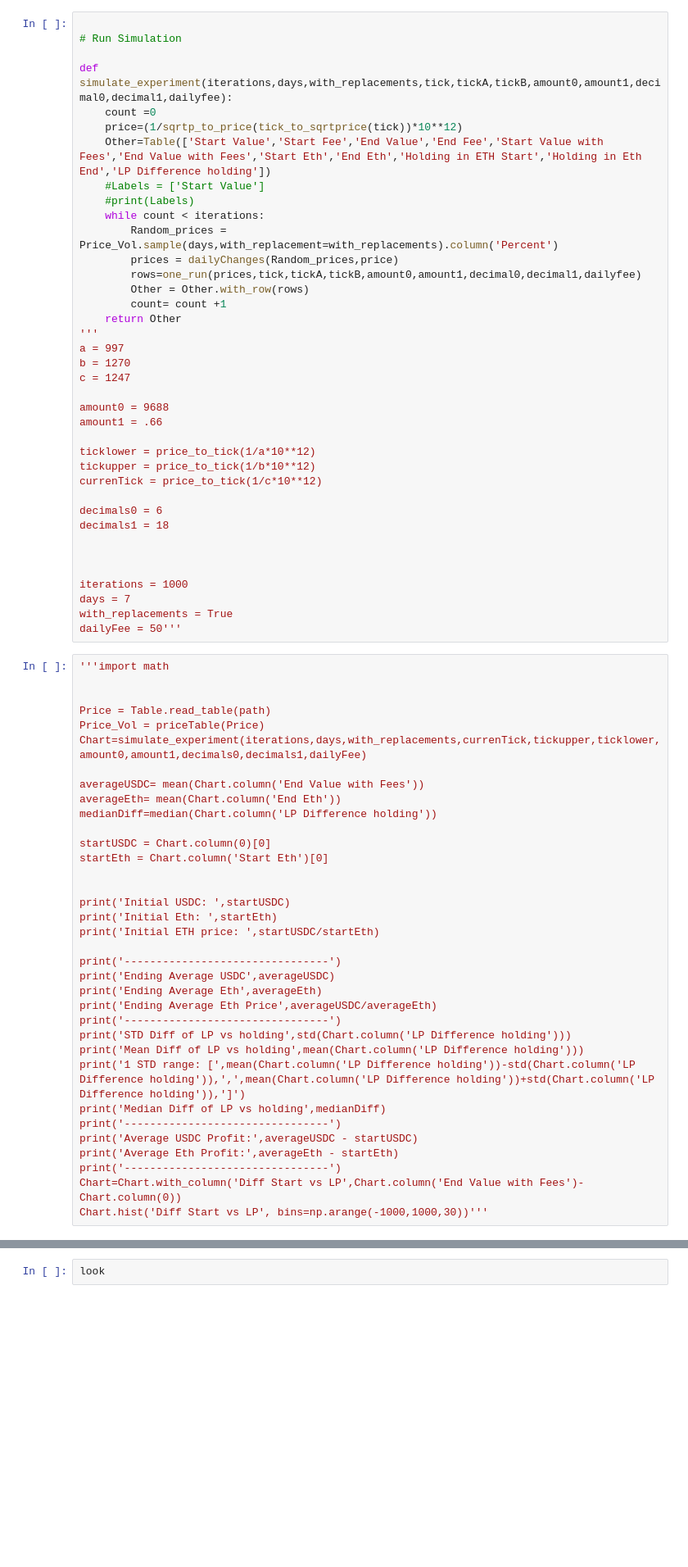
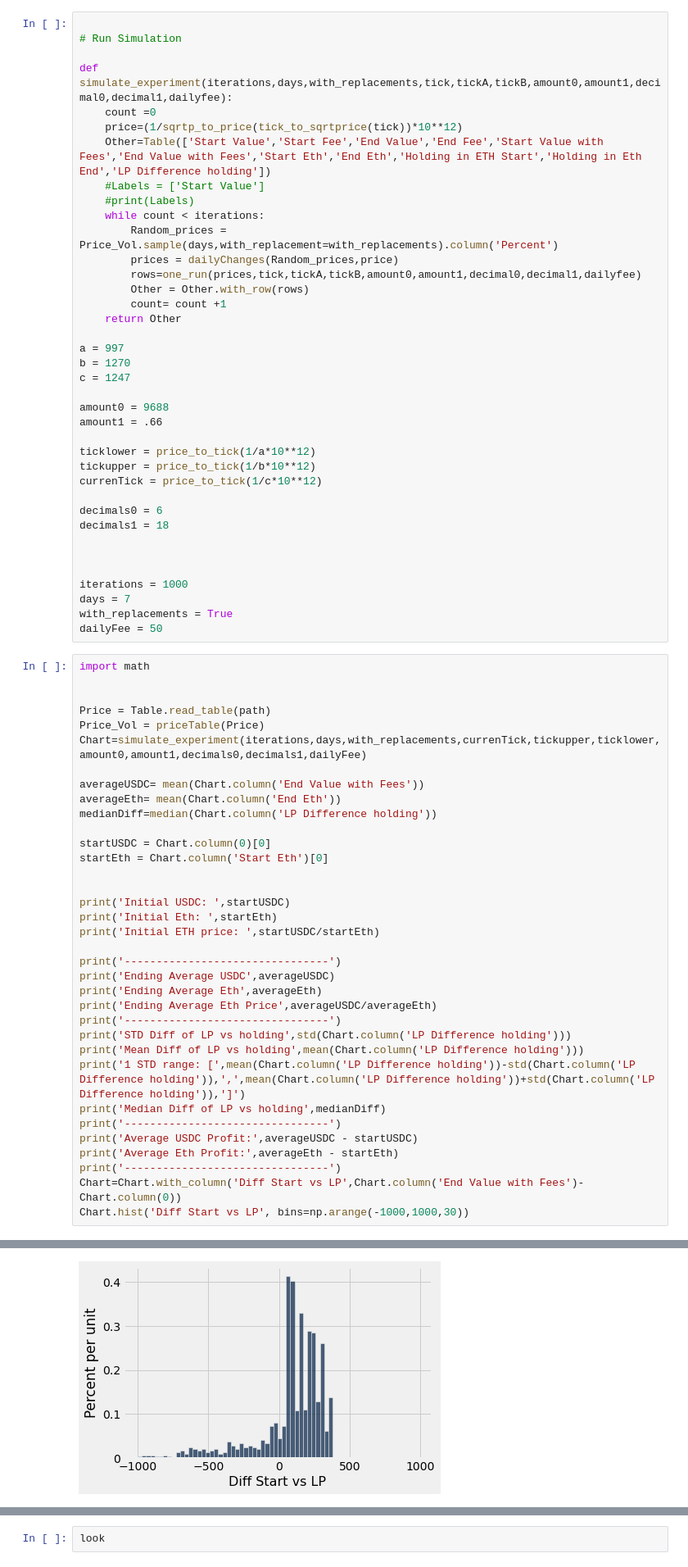
Before and after one commit to jhb10c/jhb10c.github.io, a Jupyter notebook: notes/SingleUniswapLPReturns.ipynb, the cells around one changed output, grey strips where cells are left out. Shown: that part at 82% size. Cells and saved outputs as stored; diff of their text form; blank space fills up the shorter version.

```diff
--- a/notes/SingleUniswapLPReturns.ipynb
+++ b/notes/SingleUniswapLPReturns.ipynb
@@ -359,7 +371,7 @@ def simulate_experiment(iterations,days,with_replacements,tick,tickA,tickB,amoun
         Other = Other.with_row(rows)
         count= count +1
     return Other
-'''
+
 a = 997
 b = 1270
 c = 1247
@@ -379,9 +391,9 @@ decimals1 = 18
 iterations = 1000
 days = 7
 with_replacements = True
-dailyFee = 50'''
+dailyFee = 50
 # %%
-'''import math
+import math
 
 
 Price = Table.read_table(path)
@@ -414,4 +426,5 @@ print('Average USDC Profit:',averageUSDC - startUSDC)
 print('Average Eth Profit:',averageEth - startEth)
 print('--------------------------------')
 Chart=Chart.with_column('Diff Start vs LP',Chart.column('End Value with Fees')-Chart.column(0))
-Chart.hist('Diff Start vs LP', bins=np.arange(-1000,1000,30))'''
+Chart.hist('Diff Start vs LP', bins=np.arange(-1000,1000,30))
+# %% [output]
@@ -418,3 +447,4 @@ Chart.hist('Diff Start vs LP', bins=np.arange(-1000,1000,30))'''
+[figure, added]
 # %%
 '''from datascience import *
 %matplotlib inline
```
Also changed, not shown: parts of 2 cells of this notebook, 3 other files.
